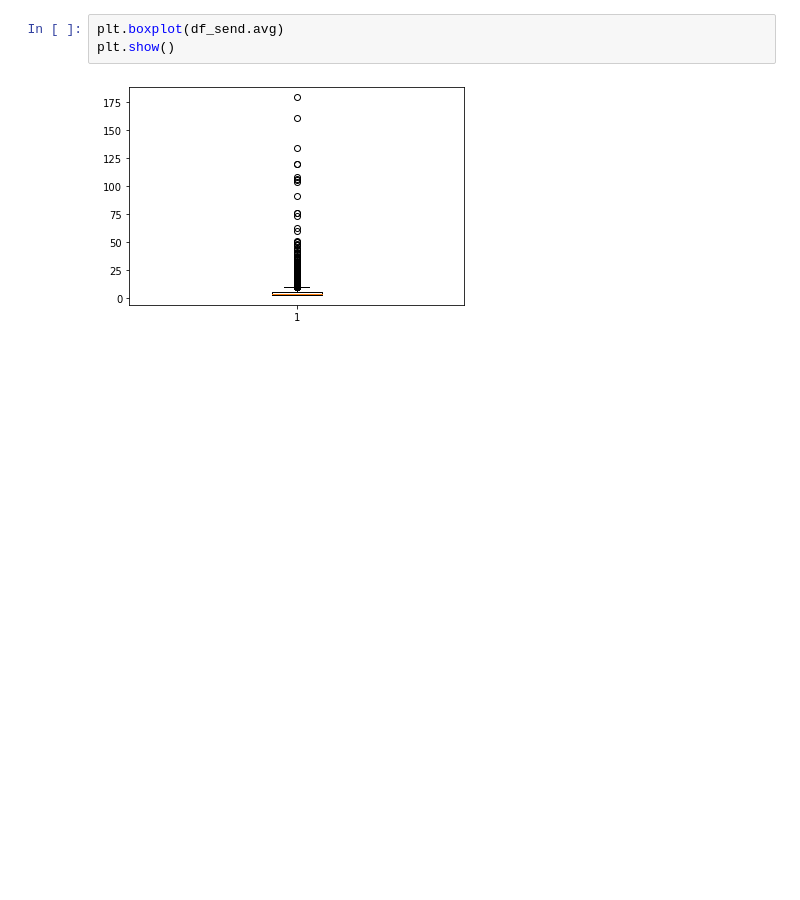
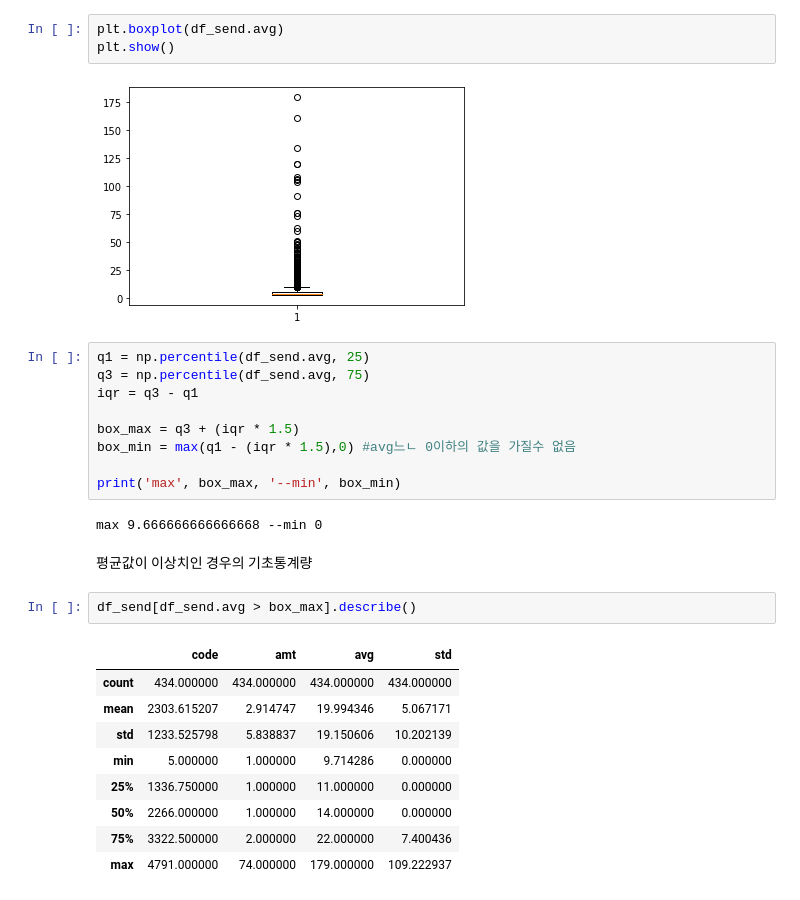
Before and after one commit to Owening2/Pre_competition, a Jupyter notebook: Predict_distribution.ipynb, the cells around one changed output. Cells and saved outputs as stored; diff of their text form; blank space fills up the shorter version.

```diff
--- a/Predict_distribution.ipynb
+++ b/Predict_distribution.ipynb
@@ -215,3 +215,28 @@ plt.boxplot(df_send.avg)
 plt.show()
 # %% [output]
 [figure]
+# %%
+q1 = np.percentile(df_send.avg, 25)
+q3 = np.percentile(df_send.avg, 75)
+iqr = q3 - q1
+
+box_max = q3 + (iqr * 1.5)
+box_min = max(q1 - (iqr * 1.5),0) #avg느ㄴ 0이하의 값을 가질수 없음
+
+print('max', box_max, '--min', box_min)
+# %% [output]
+max 9.666666666666668 --min 0
+# %% [markdown]
+평균값이 이상치인 경우의 기초통계량
+# %%
+df_send[df_send.avg > box_max].describe()
+# %% [output]
+|  | code | amt | avg | std |
+| count | 434.000000 | 434.000000 | 434.000000 | 434.000000 |
+| mean | 2303.615207 | 2.914747 | 19.994346 | 5.067171 |
+| std | 1233.525798 | 5.838837 | 19.150606 | 10.202139 |
+| min | 5.000000 | 1.000000 | 9.714286 | 0.000000 |
+| 25% | 1336.750000 | 1.000000 | 11.000000 | 0.000000 |
+| 50% | 2266.000000 | 1.000000 | 14.000000 | 0.000000 |
+| 75% | 3322.500000 | 2.000000 | 22.000000 | 7.400436 |
+| max | 4791.000000 | 74.000000 | 179.000000 | 109.222937 |
```
Also changed, not shown: parts of 13 cells of this notebook.
